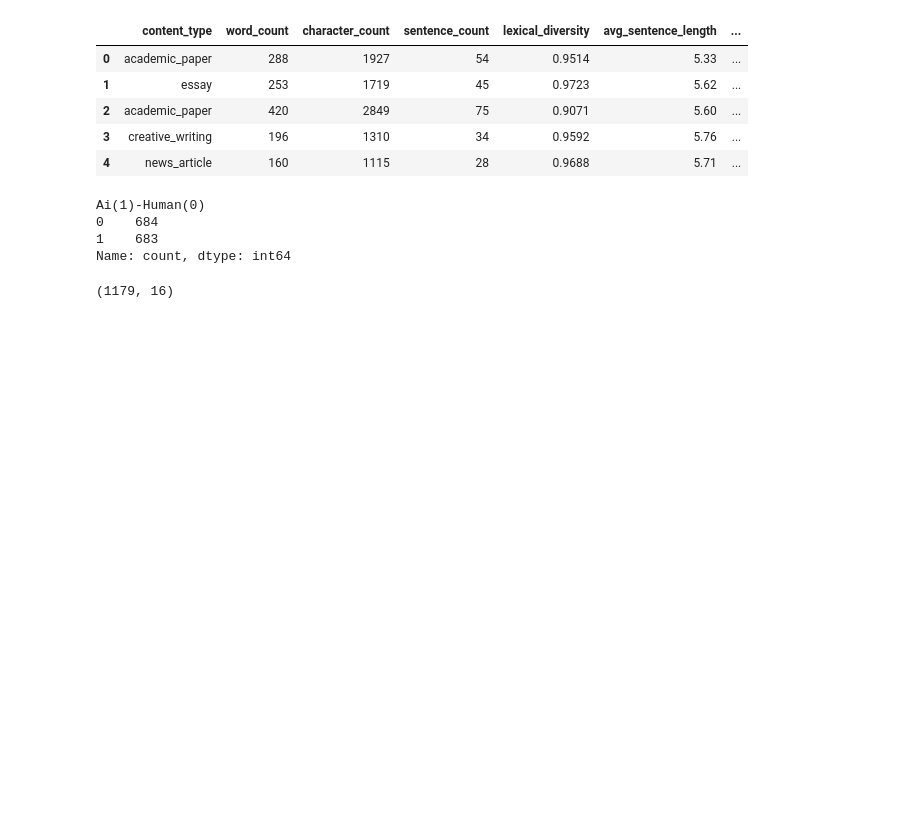
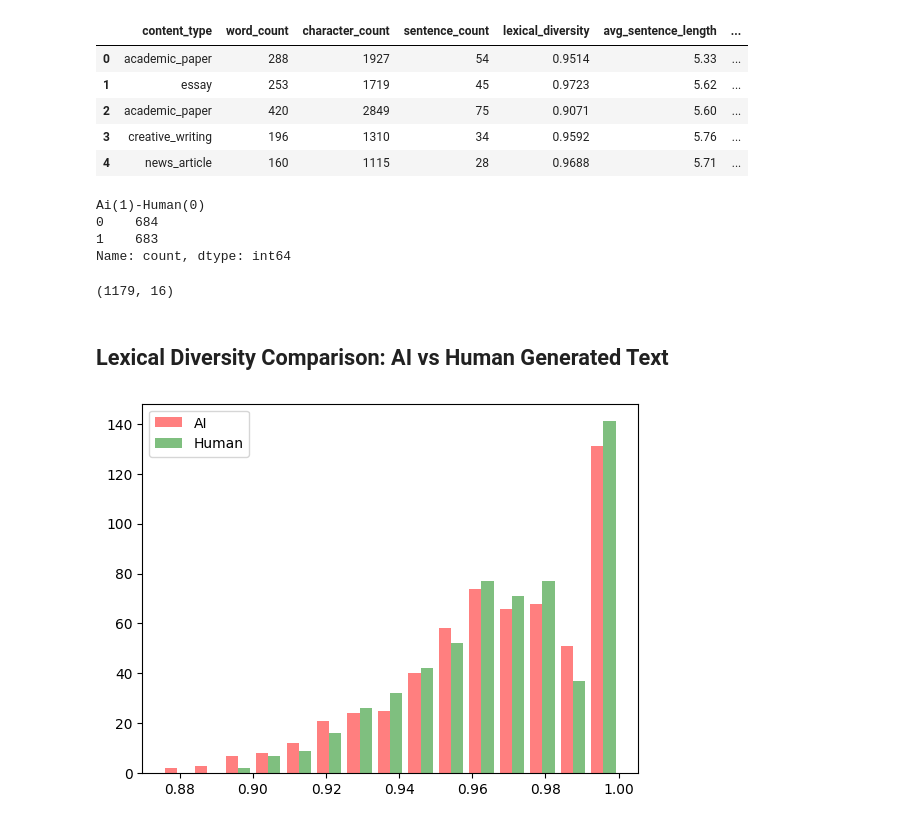
Before and after one commit to fortnitemaster32/AI-and-Human-Biases-within-Text-Generation, a Jupyter notebook: main..ipynb, the cells around one changed output. Saved outputs shown, nothing was run; the diff lists cells and outputs as text; code cells hidden in the pictures; blank space fills up the shorter version.

Commit message:
began comparisons

```diff
--- a/main..ipynb
+++ b/main..ipynb
@@ -24,3 +27,14 @@ df = df.dropna()
 df.shape
 # %% [output]
 (1179, 16)
+# %% [markdown]
+## Lexical Diversity Comparison: AI vs Human Generated Text
+# %%
+import matplotlib.pyplot as plt
+ai = df[df['Ai(1)-Human(0)'] == 1]['lexical_diversity']
+human = df[df['Ai(1)-Human(0)'] == 0]['lexical_diversity']
+plt.hist([ai, human], bins=15, alpha=0.5, label=['AI', 'Human'], color=['red', 'green'])
+plt.legend()
+plt.show()
+# %% [output]
+[figure, added]
```
Also changed, not shown: parts of 4 cells of this notebook.
